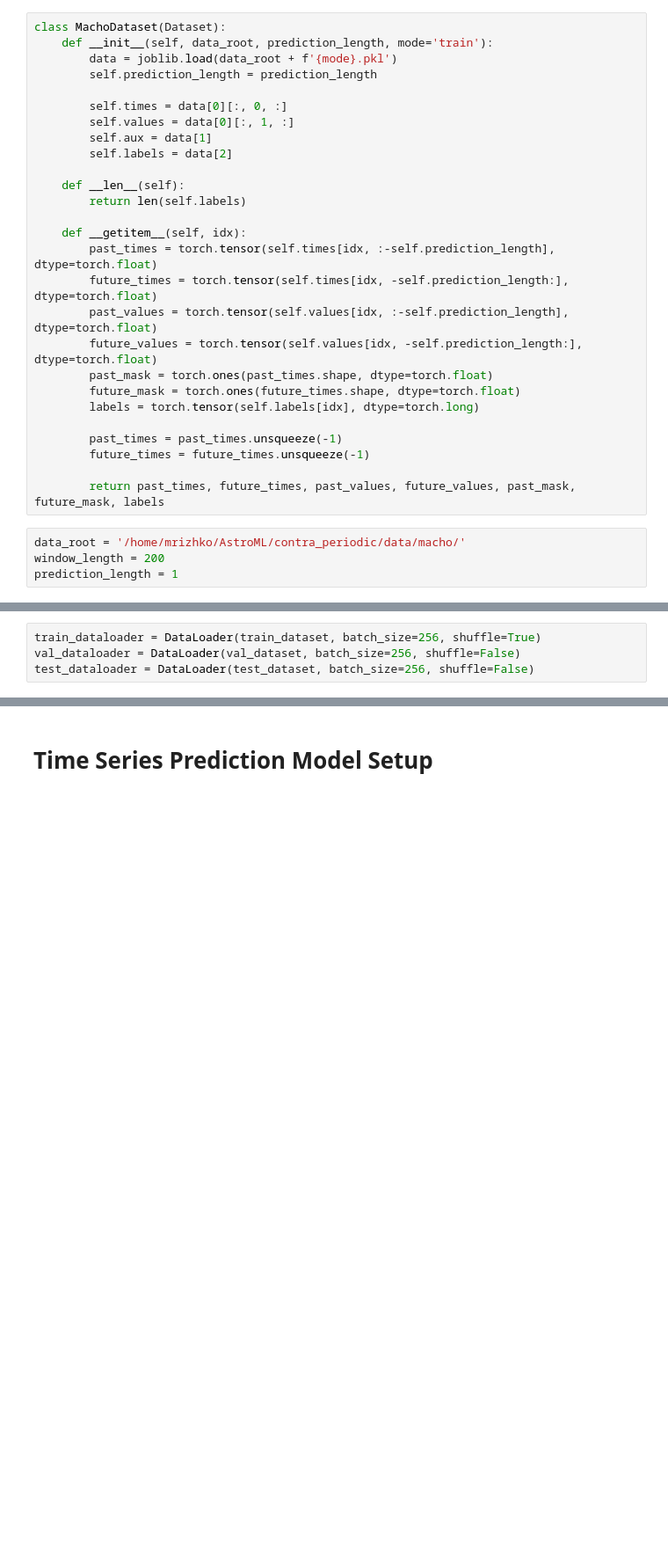
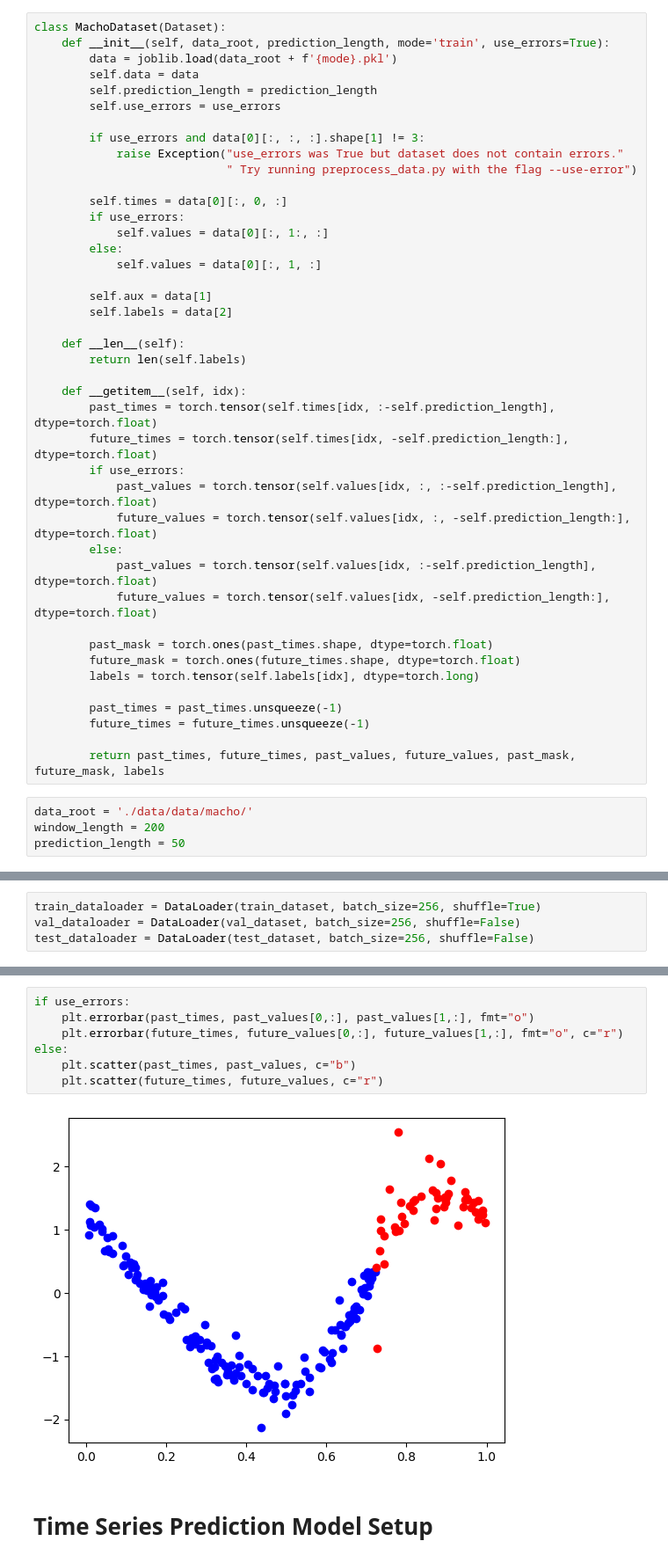
Before and after one commit to MeriDK/AstroM3, a Jupyter notebook: ts-hf-periodic-refactor.ipynb, the cells around one changed output, grey strips where cells are left out. Shown at 88% size. Drawn from its saved outputs; the diff is of its cells as text; blank space fills up the shorter version.

Commit message:
Use flux instead of magnitudes; comments and add possibility of cleaning data, normalizing light curves

```diff
--- a/ts-hf-periodic-refactor.ipynb
+++ b/ts-hf-periodic-refactor.ipynb
@@ -24,11 +38,21 @@ import matplotlib.pyplot as plt
 # %%
 class MachoDataset(Dataset):
-    def __init__(self, data_root, prediction_length, mode='train'):
+    def __init__(self, data_root, prediction_length, mode='train', use_errors=True):
         data = joblib.load(data_root + f'{mode}.pkl')
+        self.data = data
         self.prediction_length = prediction_length
+        self.use_errors = use_errors
+
+        if use_errors and data[0][:, :, :].shape[1] != 3:
+            raise Exception("use_errors was True but dataset does not contain errors."
+                            " Try running preprocess_data.py with the flag --use-error")
 
         self.times = data[0][:, 0, :]
-        self.values = data[0][:, 1, :]
+        if use_errors:
+            self.values = data[0][:, 1:, :]
+        else:
+            self.values = data[0][:, 1, :]
+
         self.aux = data[1]
         self.labels = data[2]
 
@@ -38,8 +62,13 @@ class MachoDataset(Dataset):
     def __getitem__(self, idx):
         past_times = torch.tensor(self.times[idx, :-self.prediction_length], dtype=torch.float)
         future_times = torch.tensor(self.times[idx, -self.prediction_length:], dtype=torch.float)
-        past_values = torch.tensor(self.values[idx, :-self.prediction_length], dtype=torch.float)
-        future_values = torch.tensor(self.values[idx, -self.prediction_length:], dtype=torch.float)
+        if use_errors:
+            past_values = torch.tensor(self.values[idx, :, :-self.prediction_length], dtype=torch.float)
+            future_values = torch.tensor(self.values[idx, :, -self.prediction_length:], dtype=torch.float)
+        else:
+            past_values = torch.tensor(self.values[idx, :-self.prediction_length], dtype=torch.float)
+            future_values = torch.tensor(self.values[idx, -self.prediction_length:], dtype=torch.float)
+
         past_mask = torch.ones(past_times.shape, dtype=torch.float)
         future_mask = torch.ones(future_times.shape, dtype=torch.float)
         labels = torch.tensor(self.labels[idx], dtype=torch.long)
@@ -49,7 +78,7 @@ class MachoDataset(Dataset):
 
         return past_times, future_times, past_values, future_values, past_mask, future_mask, labels
 # %%
-data_root = '/home/mrizhko/AstroML/contra_periodic/data/macho/'
+data_root = './data/data/macho/'
 window_length = 200
-prediction_length = 1
+prediction_length = 50
 # %%
@@ -74,3 +112,12 @@ past_times, future_times, past_values, future_values, past_mask, future_mask, la
+# %%
+if use_errors:
+    plt.errorbar(past_times, past_values[0,:], past_values[1,:], fmt="o")
+    plt.errorbar(future_times, future_values[0,:], future_values[1,:], fmt="o", c="r")
+else:
+    plt.scatter(past_times, past_values, c="b")
+    plt.scatter(future_times, future_values, c="r")
+# %% [output]
+[figure, added]
 # %% [markdown]
 # Time Series Prediction Model Setup
 # %%
```
Also changed, not shown: parts of 16 cells of this notebook, 5 other files.
